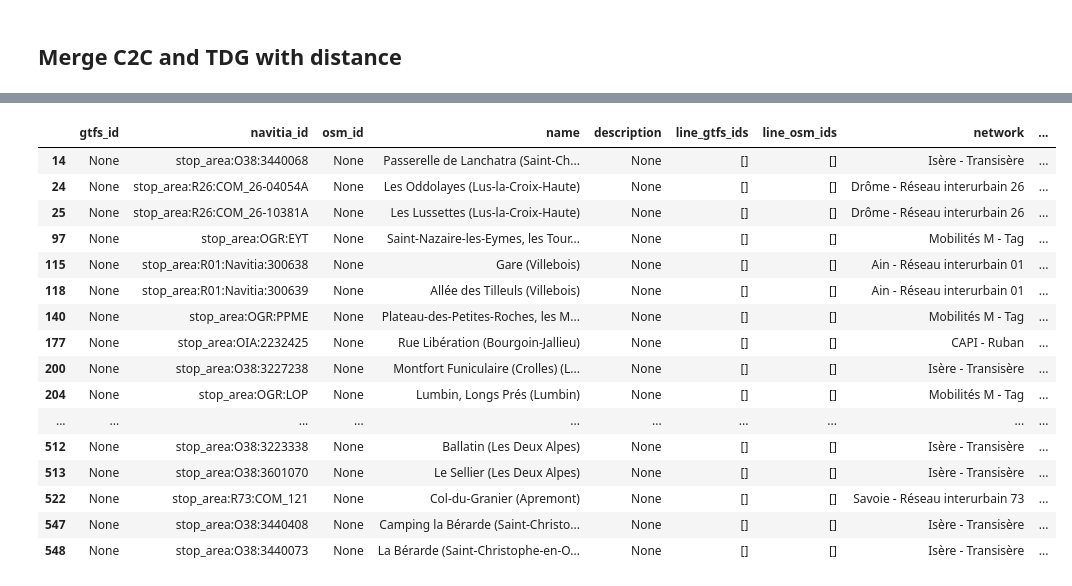
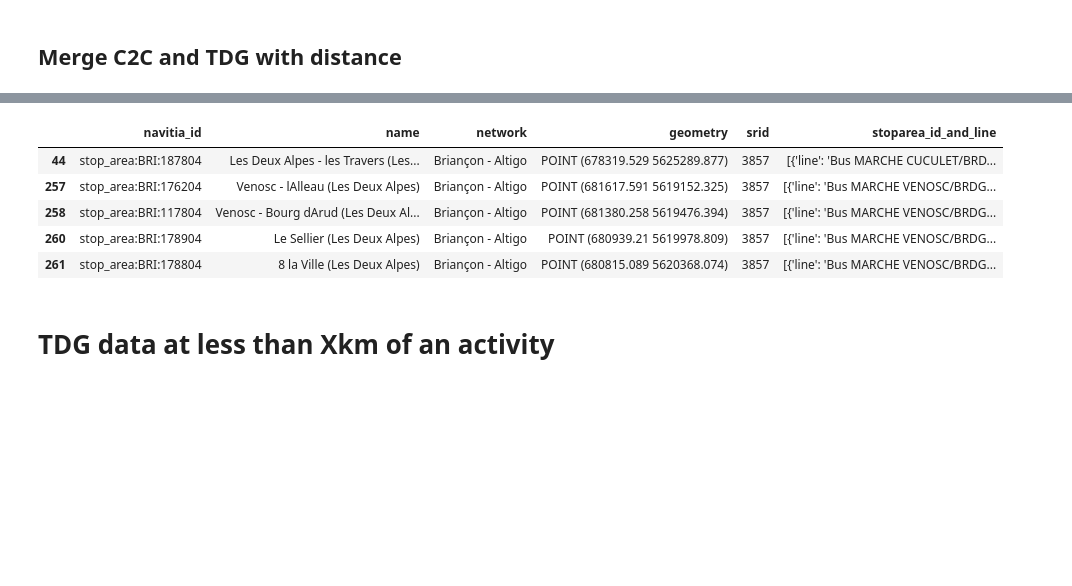
Before and after one commit to data-for-good-grenoble/mobilite_durable, a Jupyter notebook: src/notebooks/2025-11-04_NicolasGrosjean_compare_datasets.ipynb, the cells around one changed output, grey strips where cells are left out. Drawn from its saved outputs; the diff is of its cells as text; code cells hidden in the pictures; blank space fills up the shorter version.

```diff
--- a/src/notebooks/2025-11-04_NicolasGrosjean_compare_datasets.ipynb
+++ b/src/notebooks/2025-11-04_NicolasGrosjean_compare_datasets.ipynb
@@ -43,0 +61,14 @@ c2c_stops_gdf.head()
+# %%
+c2c_stops_df = (
+    gpd.sjoin(
+        c2c_stops_gdf.to_crs(EPSG_WGS84),
+        area_gdf[area_gdf["code"].isin(area_codes)].to_crs(EPSG_WGS84),
+    )
+    .loc[:, ["navitia_id"]]
+    .drop_duplicates()
+    .merge(c2c_stops_gdf, on="navitia_id", how="inner")
+)
+c2c_stops_gdf = gpd.GeoDataFrame(
+    c2c_stops_df, geometry="geometry", crs="EPSG:3857"
+)  # TODO: Remove this line when C2CBusStopsProcessor fixed
+print(f"{len(c2c_stops_gdf)} bus stops after area filtering")
@@ -83,7 +116,12 @@ len(c2c_expanded_stops_gdf["navitia_id"].unique())
 # %%
-tdg_stops_gdf = gpd.read_parquet(
-    os.path.join(os.getcwd(), "src/data/transportdatagouv/stops_38.parquet")
-)
+tdg_stops_gdf_list = []
+for area_code in ["38", "73", "74"]:
+    tdg_stops_gdf_list.append(
+        gpd.read_parquet(
+            os.path.join(os.getcwd(), f"src/data/transportdatagouv/stops_{area_code}.parquet")
+        )
+    )
+tdg_stops_gdf = pd.concat(tdg_stops_gdf_list, ignore_index=True)
 tdg_stops_gdf.head()
 # %% [output]
 |  | agency_id | agency_name | stop_id | stop_name | stop_code | stop_desc | stop_lines | geometry |
@@ -212,4 +244,4 @@ c2c_tdg_stops_gdf_sorted[c2c_tdg_stops_gdf_sorted["distance"] > 200]
 # %%
-c2c_tdg_max_dist = 220  # m
+c2c_tdg_max_dist = 200  # m
 print(f"Remove matching at distance bigger than {c2c_tdg_max_dist}m")
 # %% [output]
@@ -252,6 +283,6 @@ c2c_tdg_stops_gdf2_sorted[interesting_columns2]
 # %%
-min_fuzz_ratio = 60
-max_fuzz_ratio_dist = 21
+min_fuzz_ratio = 0
+max_fuzz_ratio_dist = c2c_tdg_max_dist
 print(
     f"Remove matching when distance is bigger than {max_fuzz_ratio_dist}m and fuzz ratio lower than {min_fuzz_ratio}"
 )
@@ -315,22 +338,16 @@ m
 # %% [output]
 [interactive output not drawn]
 # %%
-c2c_expanded_stops_gdf[~c2c_expanded_stops_gdf["geometry"].isin(c2c_tdg_stops_gdf3["geometry"])]
+not_found_df = c2c_expanded_stops_gdf[
+    ~c2c_expanded_stops_gdf["geometry"].isin(c2c_tdg_stops_gdf3["geometry"])
+]
+not_found_df[["navitia_id", "name", "network", "geometry", "srid", "stoparea_id_and_line"]]
 # %% [output]
-|  | gtfs_id | navitia_id | osm_id | name | description | line_gtfs_ids | line_osm_ids | network | ... |
-| 14 | None | stop_area:O38:3440068 | None | Passerelle de Lanchatra (Saint-Ch... | None | [] | [] | Isère - Transisère | ... |
-| 24 | None | stop_area:R26:COM_26-04054A | None | Les Oddolayes (Lus-la-Croix-Haute) | None | [] | [] | Drôme - Réseau interurbain 26 | ... |
-| 25 | None | stop_area:R26:COM_26-10381A | None | Les Lussettes (Lus-la-Croix-Haute) | None | [] | [] | Drôme - Réseau interurbain 26 | ... |
-| 97 | None | stop_area:OGR:EYT | None | Saint-Nazaire-les-Eymes, les Tour... | None | [] | [] | Mobilités M - Tag | ... |
-| 115 | None | stop_area:R01:Navitia:300638 | None | Gare (Villebois) | None | [] | [] | Ain - Réseau interurbain 01 | ... |
-| 118 | None | stop_area:R01:Navitia:300639 | None | Allée des Tilleuls (Villebois) | None | [] | [] | Ain - Réseau interurbain 01 | ... |
-| 140 | None | stop_area:OGR:PPME | None | Plateau-des-Petites-Roches, les M... | None | [] | [] | Mobilités M - Tag | ... |
-| 177 | None | stop_area:OIA:2232425 | None | Rue Libération (Bourgoin-Jallieu) | None | [] | [] | CAPI - Ruban | ... |
-| 200 | None | stop_area:O38:3227238 | None | Montfort Funiculaire (Crolles) (L... | None | [] | [] | Isère - Transisère | ... |
-| 204 | None | stop_area:OGR:LOP | None | Lumbin, Longs Prés (Lumbin) | None | [] | [] | Mobilités M - Tag | ... |
-| ... | ... | ... | ... | ... | ... | ... | ... | ... | ... |
-| 512 | None | stop_area:O38:3223338 | None | Ballatin (Les Deux Alpes) | None | [] | [] | Isère - Transisère | ... |
-| 513 | None | stop_area:O38:3601070 | None | Le Sellier (Les Deux Alpes) | None | [] | [] | Isère - Transisère | ... |
-| 522 | None | stop_area:R73:COM_121 | None | Col-du-Granier (Apremont) | None | [] | [] | Savoie - Réseau interurbain 73 | ... |
-| 547 | None | stop_area:O38:3440408 | None | Camping la Bérarde (Saint-Christo... | None | [] | [] | Isère - Transisère | ... |
-| 548 | None | stop_area:O38:3440073 | None | La Bérarde (Saint-Christophe-en-O... | None | [] | [] | Isère - Transisère | ... |
+|  | navitia_id | name | network | geometry | srid | stoparea_id_and_line |
+| 44 | stop_area:BRI:187804 | Les Deux Alpes - les Travers (Les... | Briançon - Altigo | POINT (678319.529 5625289.877) | 3857 | [{'line': 'Bus MARCHE CUCULET/BRD... |
+| 257 | stop_area:BRI:176204 | Venosc - lAlleau (Les Deux Alpes) | Briançon - Altigo | POINT (681617.591 5619152.325) | 3857 | [{'line': 'Bus MARCHE VENOSC/BRDG... |
+| 258 | stop_area:BRI:117804 | Venosc - Bourg dArud (Les Deux Al... | Briançon - Altigo | POINT (681380.258 5619476.394) | 3857 | [{'line': 'Bus MARCHE VENOSC/BRDG... |
+| 260 | stop_area:BRI:178904 | Le Sellier (Les Deux Alpes) | Briançon - Altigo | POINT (680939.21 5619978.809) | 3857 | [{'line': 'Bus MARCHE VENOSC/BRDG... |
+| 261 | stop_area:BRI:178804 | 8 la Ville (Les Deux Alpes) | Briançon - Altigo | POINT (680815.089 5620368.074) | 3857 | [{'line': 'Bus MARCHE VENOSC/BRDG... |
+# %% [markdown]
+# TDG data at less than Xkm of an activity
```
Also changed, not shown: parts of 29 cells of this notebook.
